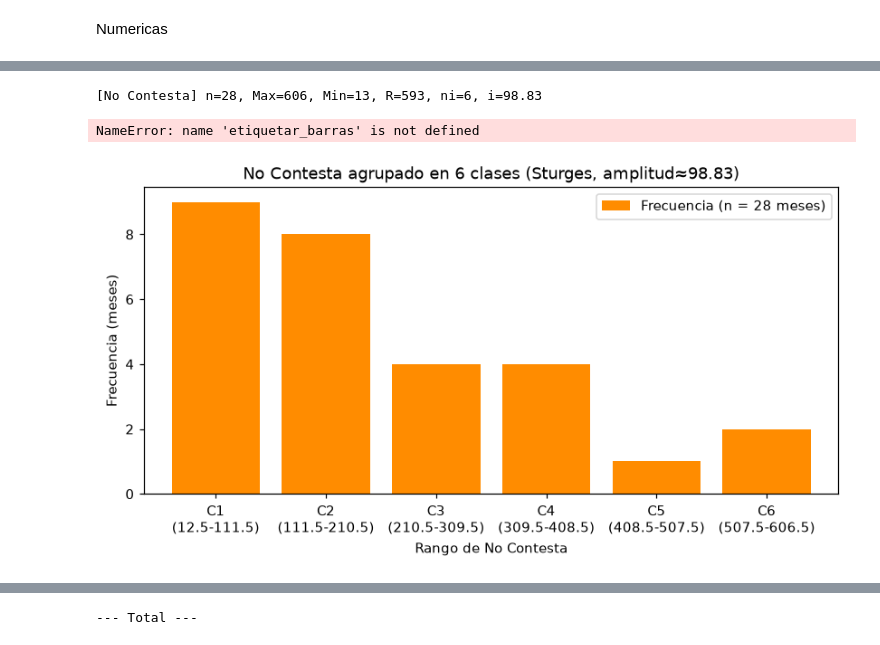
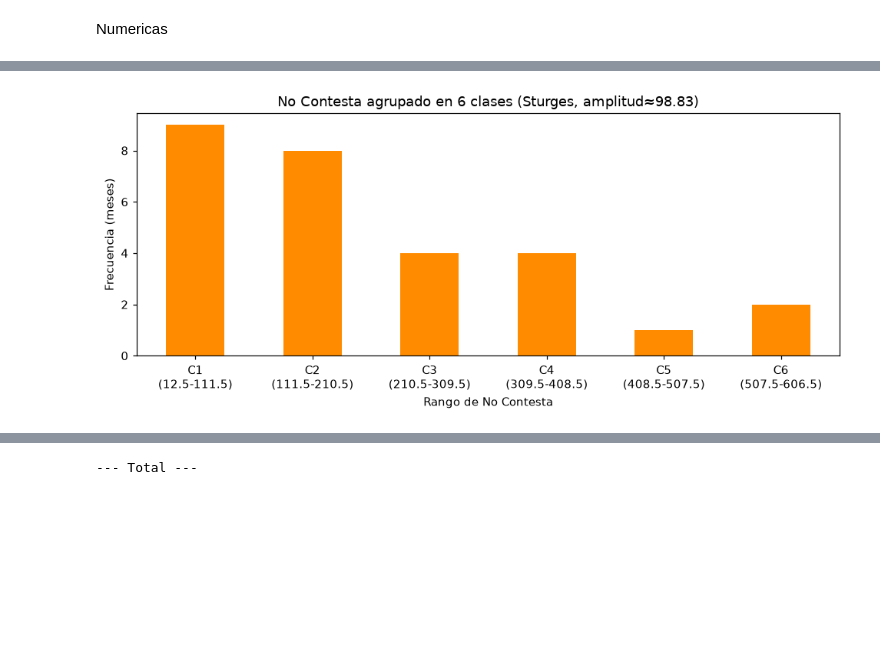
Before and after one commit to a01739713-jpg/Actividad4_Extraccioncaractersticas, a Jupyter notebook: Actividad4.1/codigoact4.ipynb, the cells around one changed output, grey strips where cells are left out. Drawn from its saved outputs; the diff is of its cells as text; code cells hidden in the pictures; blank space fills up the shorter version.

```diff
--- a/Actividad4.1/codigoact4.ipynb
+++ b/Actividad4.1/codigoact4.ipynb
@@ -91,24 +84,19 @@ NameError: name 'etiquetar_barras' is not defined
 # %%
 col = 'Ilocalizable'; nombre = 'Ilocalizable'
 n = leads[col].count()
-Max = leads[col].max(); Min = leads[col].min()
-R = Max - Min
 ni = int(round(1 + 3.32*np.log10(n)))
-i = R/ni
-print(f"[{nombre}] n={n}, Max={Max}, Min={Min}, R={R}, ni={ni}, i={round(i,2)}")
+i = (leads[col].max() - leads[col].min()) / ni
 
-intervalos = np.linspace(Min-0.5, Max+0.5, ni+1)
+intervalos = np.linspace(leads[col].min()-0.5, leads[col].max()+0.5, ni+1)
 categorias = [f"C{k+1}\n({round(intervalos[k],1)}-{round(intervalos[k+1],1)})" for k in range(ni)]
 leads[f'{col}_clase'] = pd.cut(leads[col], bins=intervalos, labels=categorias)
 
-Tabla_freq = leads[f'{col}_clase'].value_counts().sort_index().reset_index()
-Tabla_freq.columns = ['Clase', 'count']
-Filtro_index = Tabla_freq.set_index('Clase')
-Filtro_index.columns = [f'Frecuencia (n = {n} meses)']
+# Frecuencias directas
+freq = leads[f'{col}_clase'].value_counts().sort_index()
 
-ax = Filtro_index.plot(kind='bar', width=0.8, color='darkred', figsize=(9,4), legend=True, rot=0)
+# Gráfico
+ax = freq.plot(kind='bar', color='darkred', figsize=(9,4), rot=0)
 plt.title(f'{nombre} agrupado en {ni} clases (Sturges, amplitud≈{round(i,2)})')
 plt.xlabel(f'Rango de {nombre}'); plt.ylabel('Frecuencia (meses)')
-etiquetar_barras(ax)
 plt.tight_layout(); plt.show()
 # %% [output]
@@ -118,30 +104,23 @@ NameError: name 'etiquetar_barras' is not defined
 # %%
 col = 'No_Contesta'; nombre = 'No Contesta'
 n = leads[col].count()
-Max = leads[col].max(); Min = leads[col].min()
-R = Max - Min
 ni = int(round(1 + 3.32*np.log10(n)))
-i = R/ni
-print(f"[{nombre}] n={n}, Max={Max}, Min={Min}, R={R}, ni={ni}, i={round(i,2)}")
+i = (leads[col].max() - leads[col].min()) / ni
 
-intervalos = np.linspace(Min-0.5, Max+0.5, ni+1)
+intervalos = np.linspace(leads[col].min()-0.5, leads[col].max()+0.5, ni+1)
 categorias = [f"C{k+1}\n({round(intervalos[k],1)}-{round(intervalos[k+1],1)})" for k in range(ni)]
 leads[f'{col}_clase'] = pd.cut(leads[col], bins=intervalos, labels=categorias)
 
-Tabla_freq = leads[f'{col}_clase'].value_counts().sort_index().reset_index()
-Tabla_freq.columns = ['Clase', 'count']
-Filtro_index = Tabla_freq.set_index('Clase')
-Filtro_index.columns = [f'Frecuencia (n = {n} meses)']
+# Frecuencias directas
+freq = leads[f'{col}_clase'].value_counts().sort_index()
 
-ax = Filtro_index.plot(kind='bar', width=0.8, color='darkorange', figsize=(9,4), legend=True, rot=0)
+# Gráfico
+ax = freq.plot(kind='bar', color='darkorange', figsize=(9,4), rot=0)
 plt.title(f'{nombre} agrupado en {ni} clases (Sturges, amplitud≈{round(i,2)})')
 plt.xlabel(f'Rango de {nombre}'); plt.ylabel('Frecuencia (meses)')
-etiquetar_barras(ax)
 plt.tight_layout(); plt.show()
 # %% [output]
-[No Contesta] n=28, Max=606, Min=13, R=593, ni=6, i=98.83
-NameError: name 'etiquetar_barras' is not defined
-[figure, old version]
+[figure, new version]
 # %%
 col = 'D_Incorrectos'; nombre = 'D. Incorrectos'
 n = leads[col].count()
```
Also changed, not shown: parts of 9 cells of this notebook.
